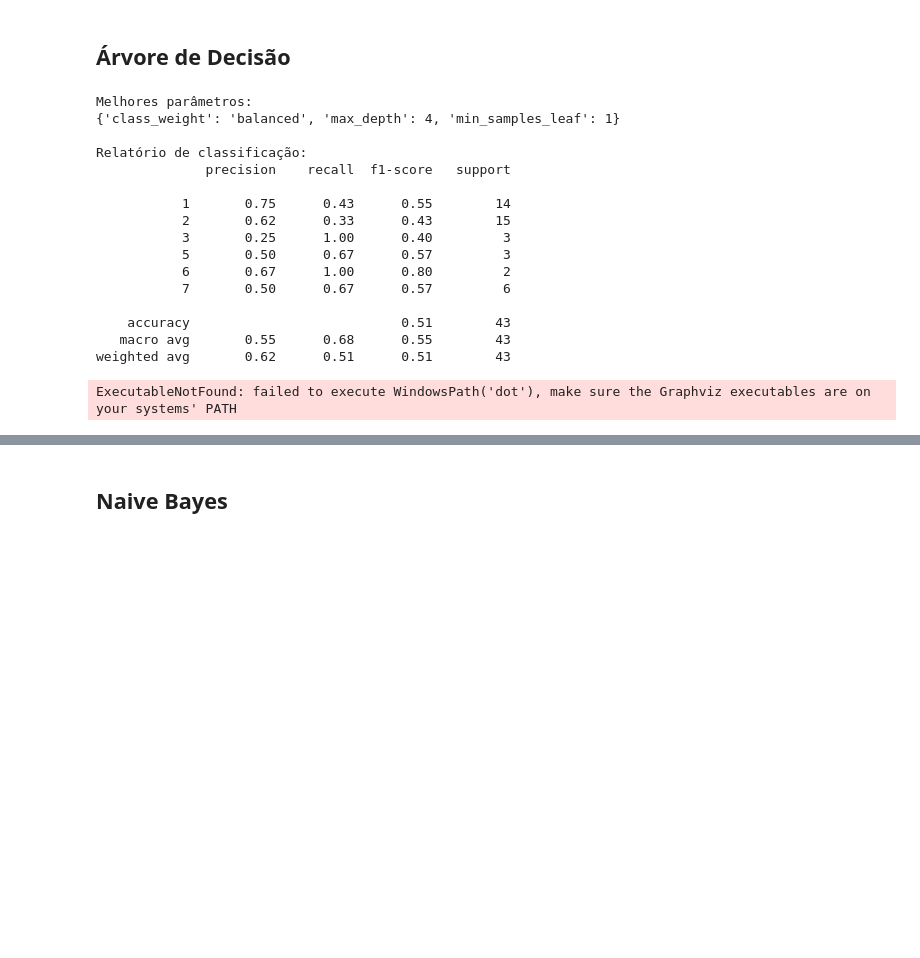
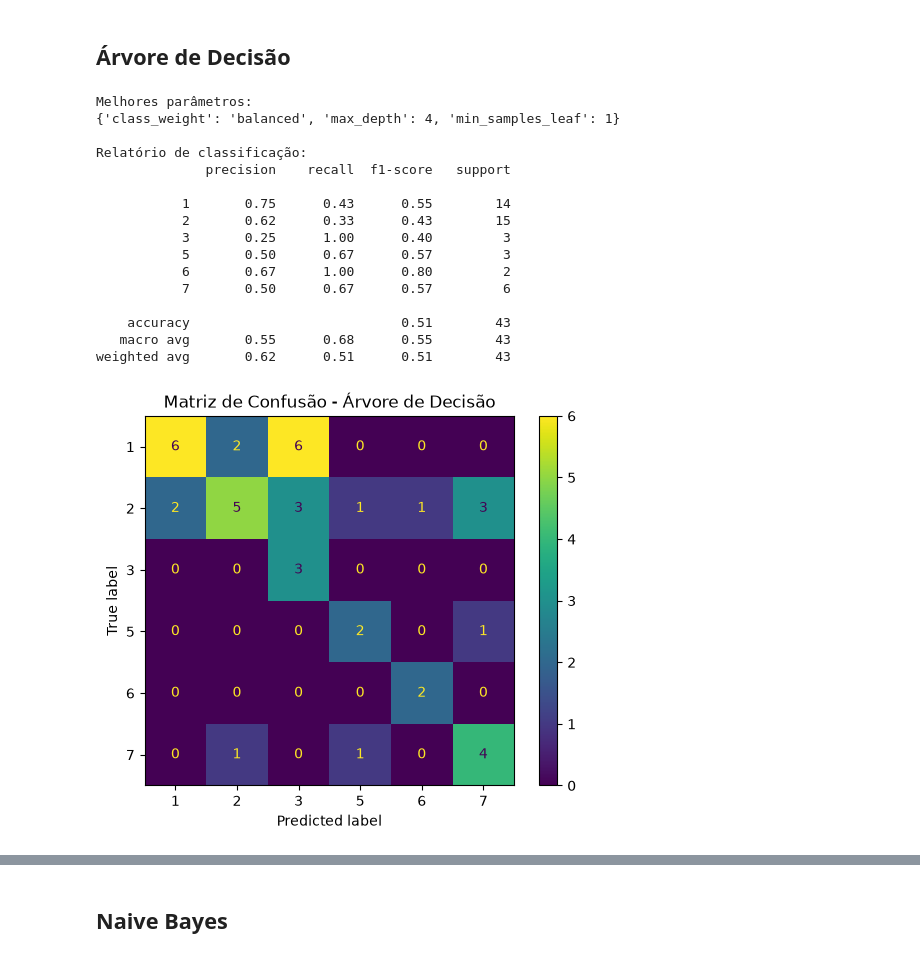
Before and after one commit to SerErichi/Trab1_Aprendizado_Maquina, a Jupyter notebook: trab1.ipynb, the cells around one changed output, grey strips where cells are left out. Saved outputs shown, nothing was run; the diff lists cells and outputs as text; code cells hidden in the pictures; blank space fills up the shorter version.

Commit message:
ajuste arvore

```diff
--- a/trab1.ipynb
+++ b/trab1.ipynb
@@ -128,7 +128,7 @@ from sklearn.model_selection import GridSearchCV
 from sklearn.metrics import classification_report
 import graphviz
 
-# Parâmetros que serão testados pelo GridSearch
+# Parâmetros testados pelo GridSearch
 grade_arvore = {
     "max_depth": [3, 4, 5, None],
     "min_samples_leaf": [1, 2, 4],
@@ -145,13 +145,13 @@ busca_arvore = GridSearchCV(
 
 busca_arvore.fit(X_tr, y_tr)
 
-# Melhor modelo encontrado
+# Melhor árvore encontrada
 modelo_arvore = busca_arvore.best_estimator_
 
 print("Melhores parâmetros:")
 print(busca_arvore.best_params_)
 
-# Previsões no conjunto de teste
+# Previsões
 pred_arvore = modelo_arvore.predict(X_te)
 
 print("\nRelatório de classificação:")
@@ -162,33 +162,6 @@ print(
         zero_division=0
     )
 )
-
-# Gerar visualização da árvore
-dot = export_graphviz(
-    modelo_arvore,
-    feature_names=X.columns,
-    class_names=[str(c) for c in modelo_arvore.classes_],
-    filled=True,
-    rounded=True,
-    impurity=False,
-    label="none",
-    special_characters=True
-)
-
-g = graphviz.Source(
-    dot.replace(
-        "digraph Tree {",
-        "digraph Tree {\nrankdir=LR;",
-        1
-    )
-)
-
-# Salvar árvore em SVG
-g.format = "svg"
-g.render("arvore", cleanup=True)
-
-# Exibir árvore no notebook
-g
 # %% [output]
 Melhores parâmetros:
 {'class_weight': 'balanced', 'max_depth': 4, 'min_samples_leaf': 1}
@@ -206,4 +179,16 @@ Relatório de classificação:
     accuracy                           0.51        43
    macro avg       0.55      0.68      0.55        43
 weighted avg       0.62      0.51      0.51        43
-ExecutableNotFound: failed to execute WindowsPath('dot'), make sure the Graphviz executables are on your systems' PATH
+# %%
+from sklearn.metrics import ConfusionMatrixDisplay
+import matplotlib.pyplot as plt
+
+ConfusionMatrixDisplay.from_predictions(
+    y_te,
+    pred_arvore
+)
+
+plt.title("Matriz de Confusão - Árvore de Decisão")
+plt.show()
+# %% [output]
+[figure, added]
```
Also changed, not shown: parts of 27 cells of this notebook.
